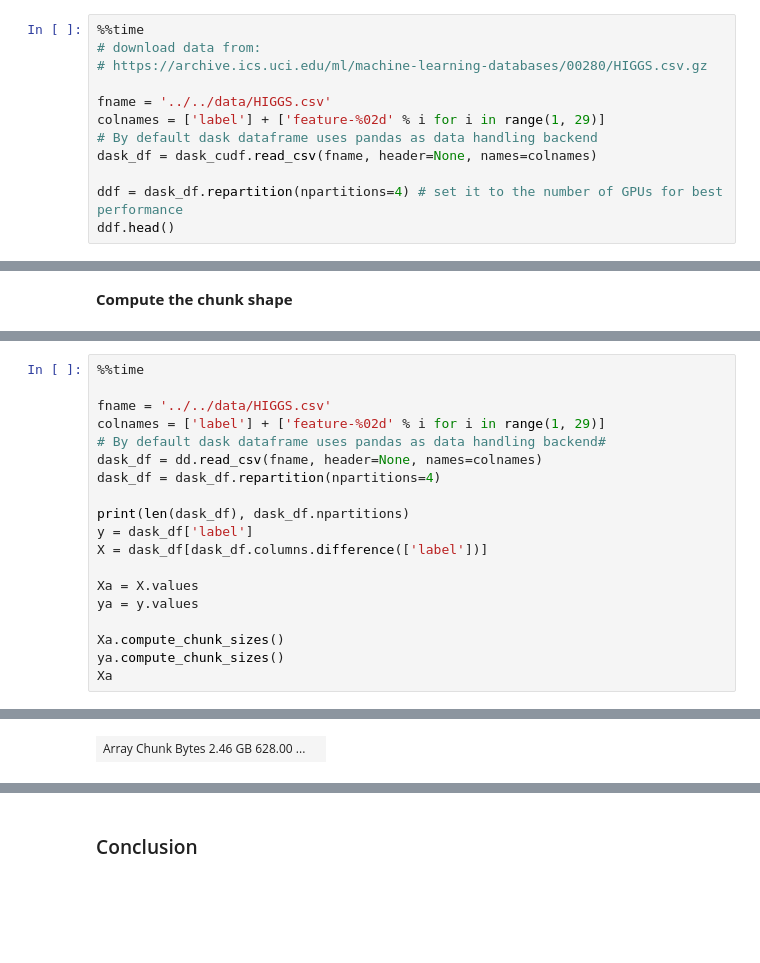
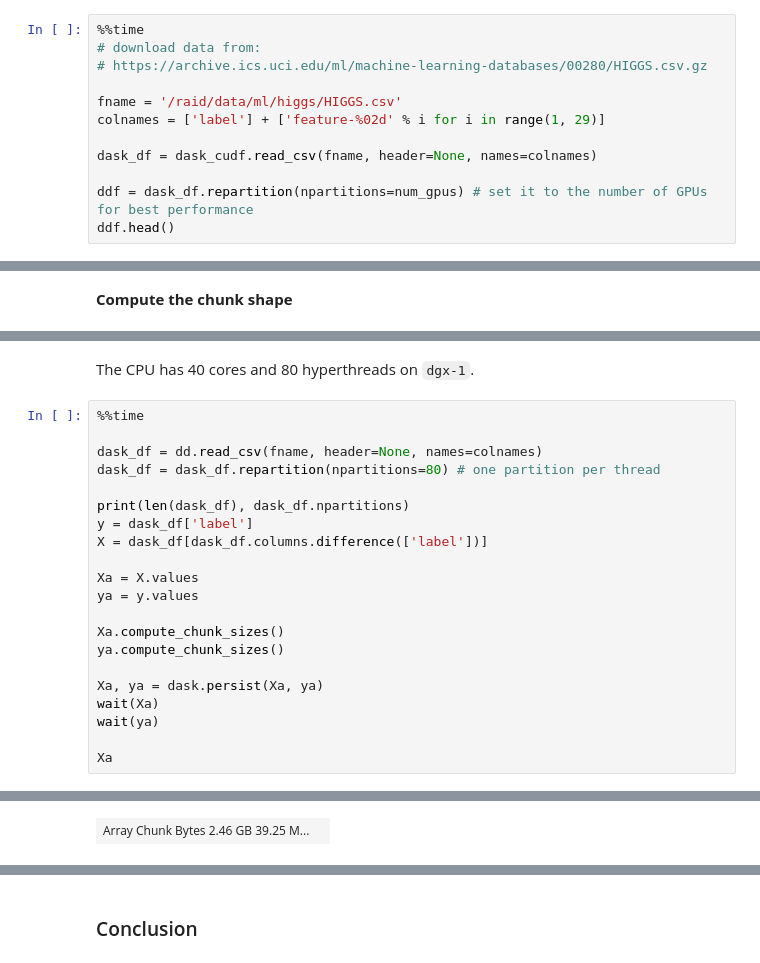
Before and after one commit to daxiongshu/rapids-demos, a Jupyter notebook: dask_glm_dask_cudf_demo.ipynb, the cells around one changed output, grey strips where cells are left out. Cells and saved outputs as stored; diff of their text form; blank space fills up the shorter version.

```diff
--- a/dask_glm_cupy_demo.ipynb
+++ b/dask_glm_dask_cudf_demo.ipynb
@@ -67,11 +114,11 @@ We use 4xV100 GPUs in this demo.
 # download data from:
 # https://archive.ics.uci.edu/ml/machine-learning-databases/00280/HIGGS.csv.gz
 
-fname = '../../data/HIGGS.csv'
+fname = '/raid/data/ml/higgs/HIGGS.csv'
 colnames = ['label'] + ['feature-%02d' % i for i in range(1, 29)]
-# By default dask dataframe uses pandas as data handling backend
+
 dask_df = dask_cudf.read_csv(fname, header=None, names=colnames)
 
-ddf = dask_df.repartition(npartitions=4) # set it to the number of GPUs for best performance
+ddf = dask_df.repartition(npartitions=num_gpus) # set it to the number of GPUs for best performance
 ddf.head()
 # %% [output]
@@ -181,11 +274,10 @@ Wall time: 20.3 s
+# %% [markdown]
+The CPU has 40 cores and 80 hyperthreads on `dgx-1`.
 # %%
 %%time
 
-fname = '../../data/HIGGS.csv'
-colnames = ['label'] + ['feature-%02d' % i for i in range(1, 29)]
-# By default dask dataframe uses pandas as data handling backend#
 dask_df = dd.read_csv(fname, header=None, names=colnames)
-dask_df = dask_df.repartition(npartitions=4)
+dask_df = dask_df.repartition(npartitions=80) # one partition per thread
 
 print(len(dask_df), dask_df.npartitions)
 y = dask_df['label']
@@ -196,5 +288,10 @@ ya = y.values
 
 Xa.compute_chunk_sizes()
 ya.compute_chunk_sizes()
+
+Xa, ya = dask.persist(Xa, ya)
+wait(Xa)
+wait(ya)
+
 Xa
 # %% [output]
@@ -204,3 +301,3 @@ Wall time: 1min 2s
-| Array Chunk Bytes 2.46 GB 628.00 ... |  |
+| Array Chunk Bytes 2.46 GB 39.25 M... |  |
 # %%
 %%time
```
Also changed, not shown: parts of 33 cells of this notebook, 2 other files.
